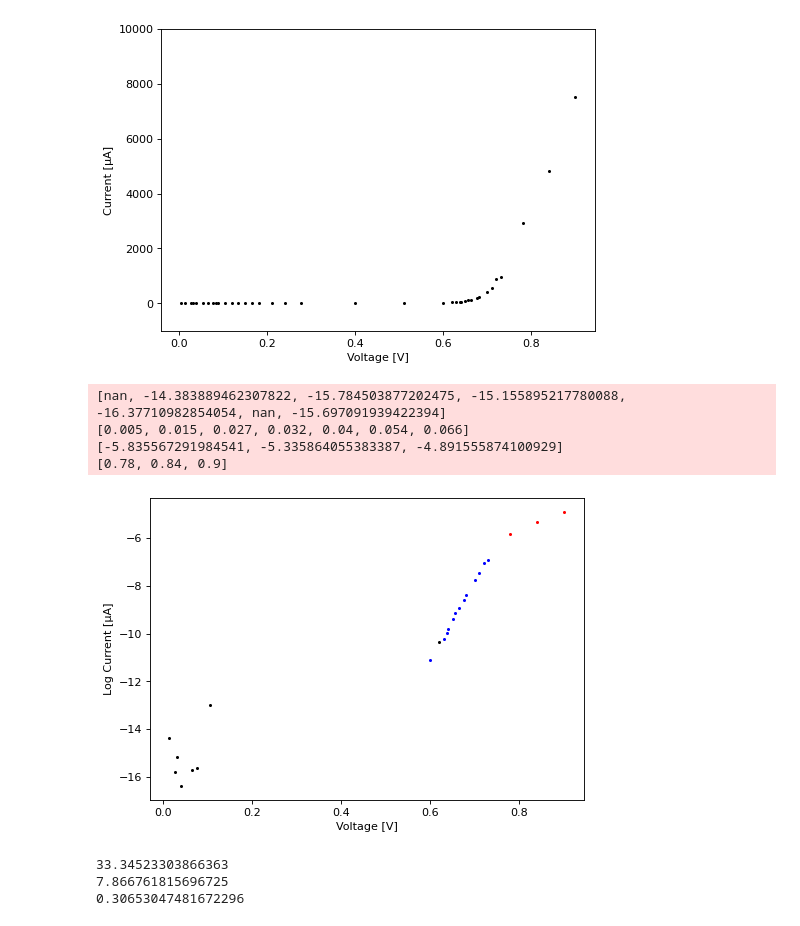
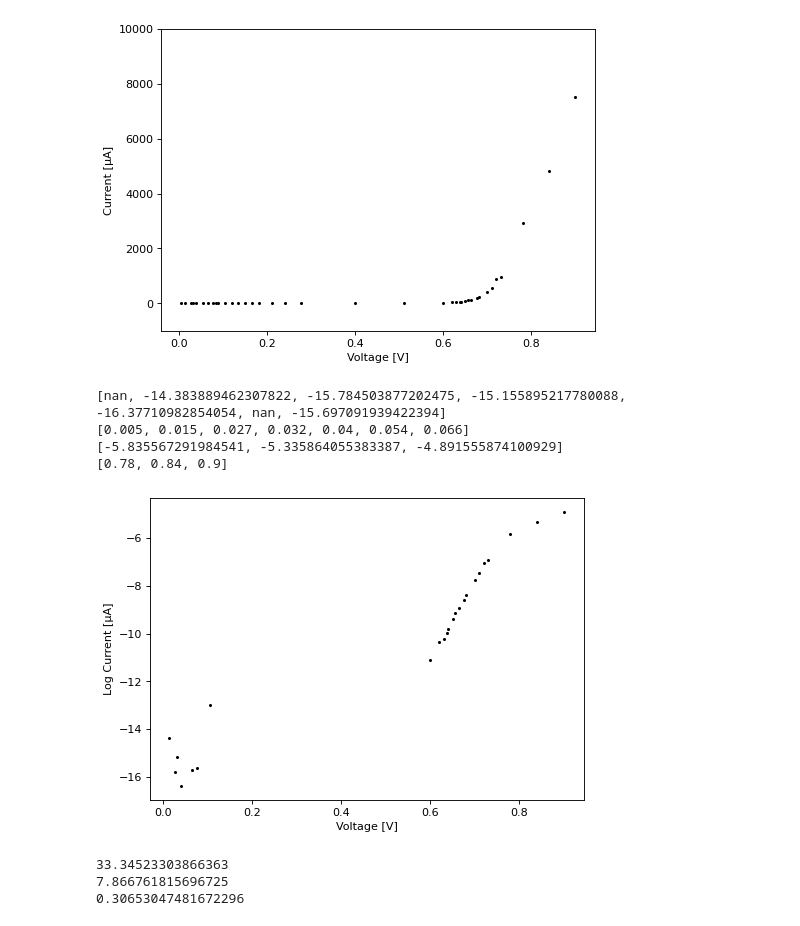
Before and after one commit to massanf/3Sexperiment, a Jupyter notebook: A1/graph/A1_pn.ipynb, the cells around one changed output. Drawn from its saved outputs; the diff is of its cells as text; code cells hidden in the pictures.

```diff
--- a/A1/graph/A1_pn.ipynb
+++ b/A1/graph/A1_pn.ipynb
@@ -39,29 +39,34 @@ plt.savefig("figures/data_pn_a_normal.png")
 # %%
 for i in range (0, len(i_corrected)):
     i_corrected[i] = np.log(i_corrected[i]/1000000)
 
 
 print(i_corrected[:7])
 print(v[0:7])
 print(i_corrected[35:])
 print(v[35:])
 
 plt.figure(figsize=(7, 5), dpi=80)
 
+
 plt.scatter(v[:20],i_corrected[:20], s=3, c="black")
-plt.scatter(v[20:35],i_corrected[20:35], s=3, c="blue")
-plt.scatter(v[35:],i_corrected[35:], s=3, c="red")
+plt.scatter(v[20:35],i_corrected[20:35], s=3, c="black")
+plt.scatter(v[35:],i_corrected[35:], s=3, c="black")
+
+#plt.scatter(v[:20],i_corrected[:20], s=3, c="black")
+#plt.scatter(v[20:35],i_corrected[20:35], s=3, c="blue")
+#plt.scatter(v[35:],i_corrected[35:], s=3, c="red")
 #plt.plot(th_v,th_i)
 plt.xlabel("Voltage [V]")
 
 plt.ylabel("Log Current [μA]")
 plt.savefig("figures/data_pn_a_normal_log.png")
 # %% [output]
 [nan, -14.383889462307822, -15.784503877202475, -15.155895217780088, -16.37710982854054, nan, -15.697091939422394]
 [0.005, 0.015, 0.027, 0.032, 0.04, 0.054, 0.066]
 [-5.835567291984541, -5.335864055383387, -4.891555874100929]
 [0.78, 0.84, 0.9]
-[figure, old version]
+[figure, new version]
 # %%
 i = [-10.20972929388345, -9.986694740334896, -9.793603681888733, -9.375162973599386, -9.122305613771308, -8.922156920722221, -8.610424290276764, -8.370088338422182, -7.040181046148525, -6.932422858508001, -11.119569485651814, -7.752215310906141, -7.472005661694545]
 v = [0.63, 0.638, 0.64, 0.65, 0.656, 0.664, 0.676, 0.681, 0.72, 0.73,  0.6, 0.7, 0.71]
```
Also changed, not shown: parts of 1 cell of this notebook, 1 other file.
